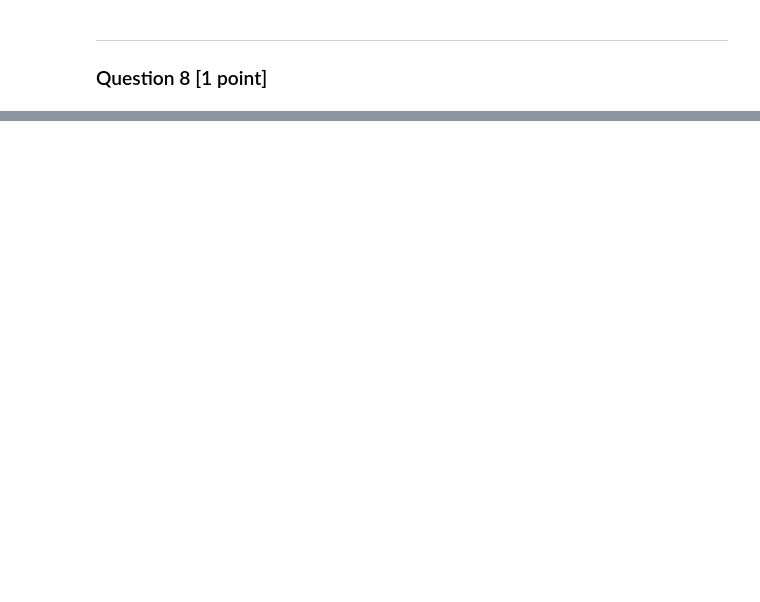
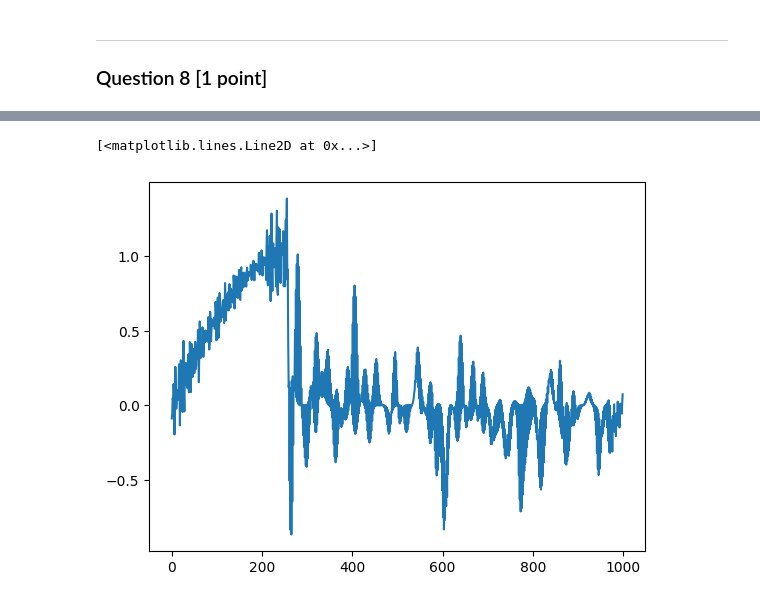
Before and after one commit to JackxTong/Math_For_ML, a Jupyter notebook: coursework1.ipynb, the cells around one changed output, grey strips where cells are left out. Saved outputs shown, nothing was run; the diff lists cells and outputs as text; code cells hidden in the pictures; blank space fills up the shorter version.

```diff
--- a/coursework1.ipynb
+++ b/coursework1.ipynb
@@ -191,3 +557,30 @@ Y = torch.tensor(diabetes.target)
 # %% [markdown]
 ***
 ### Question 6 [0.5 point]
+# %%
+import pandas as pd
+import torch
+
+# no header row, all rows are data
+A = pd.read_csv('A.csv', header=None)
+B = pd.read_csv('b.csv', header=None)
+
+# Convert the dataframes to torch tensors
+A_tensor = torch.tensor(A.values, dtype=torch.float64)
+B_tensor = torch.tensor(B.values, dtype=torch.float64)
+
+# Perform a random dataset split with 80% for training and 20% for testing
+N = A_tensor.shape[0]
+N_train = int(0.8 * N)
+N_test = N - N_train
+# fix torch seed
+torch.manual_seed(0)
+indices = torch.randperm(N)
+train_indices = indices[:N_train]
+test_indices = indices[N_train:]
+
+X_train = A_tensor[train_indices]
+Y_train = B_tensor[train_indices]
+X_test = A_tensor[test_indices]
+Y_test = B_tensor[test_indices]
+X_train.shape, Y_train.shape, X_test.shape, Y_test.shape
@@ -193,0 +592,9 @@ Y = torch.tensor(diabetes.target)
+# %%
+# We cannot directly invert the matrix X_train.T @ X_train because it is ill-conditioned, almost singular
+theta_LS = torch.linalg.lstsq(X_train, Y_train).solution
+# Predict on the test set
+Y_pred = X_test @ theta_LS
+
+# Compute the mean squared error on the test set
+mse_LS = torch.mean((Y_test - Y_pred) ** 2)
+print(f'Testing Mean Squared Error: {mse_LS.item()}')
@@ -199,0 +758,5 @@ Y = torch.tensor(diabetes.target)
+# %%
+plt.plot(theta_LS.cpu(), label='Least Squares')
+# %% [output]
+[<matplotlib.lines.Line2D at 0x...>]
+[figure, added]
```
Also changed, not shown: parts of 23 cells of this notebook.
